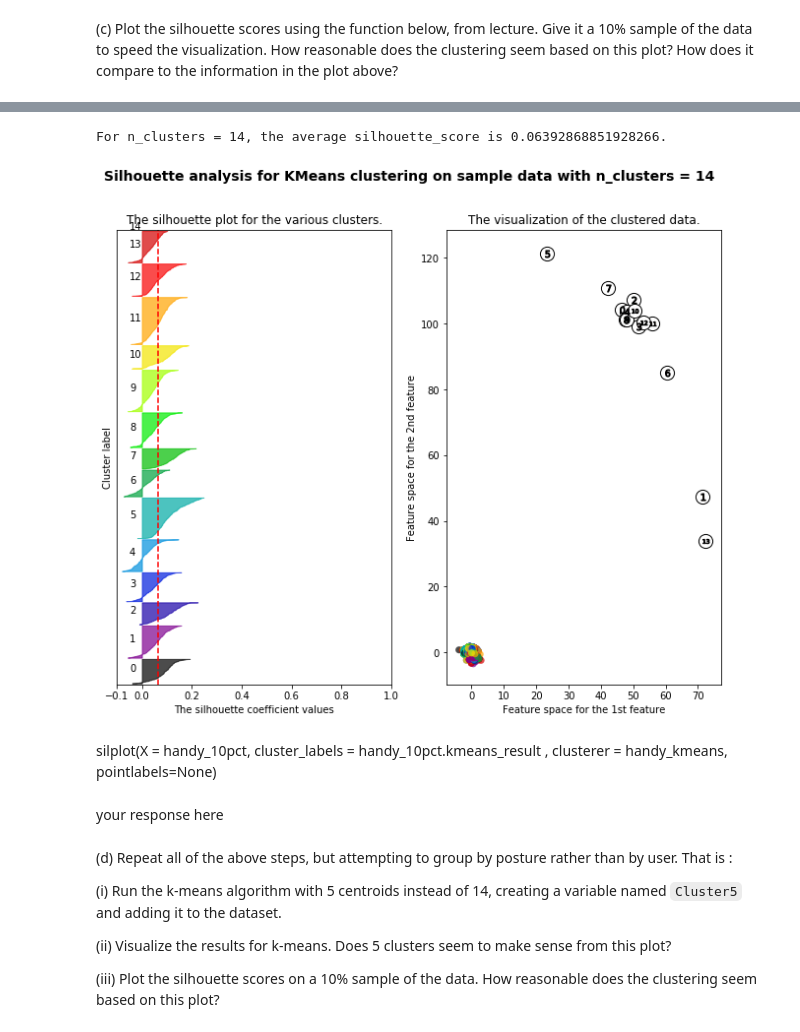
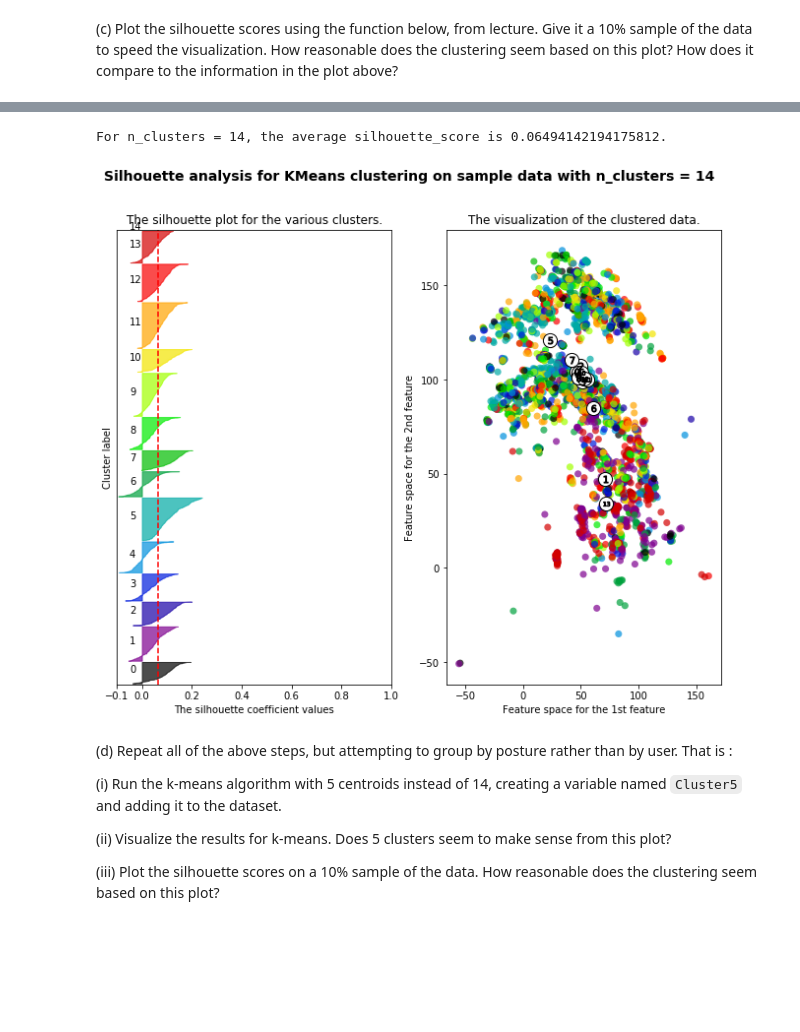
Before and after one commit to gurdeep101/2020-CS109B, a Jupyter notebook: content/homeworks/hw02/notebook/cs109b_hw2.ipynb, the cells around one changed output, grey strips where cells are left out. Cells and saved outputs as stored; diff of their text form; code cells hidden in the pictures; blank space fills up the shorter version.

```diff
--- a/content/homeworks/hw02/notebook/cs109b_hw2.ipynb
+++ b/content/homeworks/hw02/notebook/cs109b_hw2.ipynb
@@ -142,9 +131,9 @@ handy_4kmeans.head()
 # %%
 # run kmeans
-handy_kmeans = KMeans(n_clusters = 14, init = 'random', n_init = 46, random_state = 109).fit(handy_4kmeans)
+handy_kmeans = KMeans(n_clusters = 14, init = 'random', n_init = 46, random_state = 109).fit(handy.drop(['Class', 'User'], axis = 1))
 # %%
 # add kmeans labels to original df
-handy['kmeans_result'] = handy_kmeans.labels_
+handy['Cluster14'] = handy_kmeans.labels_
 handy.head()
 # %% [output]
 |  | Class | User | X0 | Y0 | Z0 | X1 | Y1 | Z1 | X2 | Y2 | ... | ... |
@@ -344,12 +311,8 @@ handy_10pct_scaled.head(n=2)
 # %%
-silplot(handy_10pct_scaled.values, handy_10pct.kmeans_result , handy_kmeans, pointlabels=None)
+silplot(handy_10pct.drop(['Class', 'User', 'Cluster14'], axis = 1).values, handy_10pct.Cluster14, handy_kmeans, pointlabels=None)
 # %% [output]
-For n_clusters = 14, the average silhouette_score is 0.06392868851928266.
+For n_clusters = 14, the average silhouette_score is 0.06494142194175812.
-[figure, old version]
+[figure, new version]
-# %% [markdown]
-silplot(X = handy_10pct, cluster_labels = handy_10pct.kmeans_result , clusterer = handy_kmeans, pointlabels=None)
-# %% [markdown]
-your response here
 # %% [markdown]
 (d) Repeat all of the above steps, but attempting to group by posture rather than by user. That is :
 
```
Also changed, not shown: parts of 36 cells of this notebook, 1 other file.
